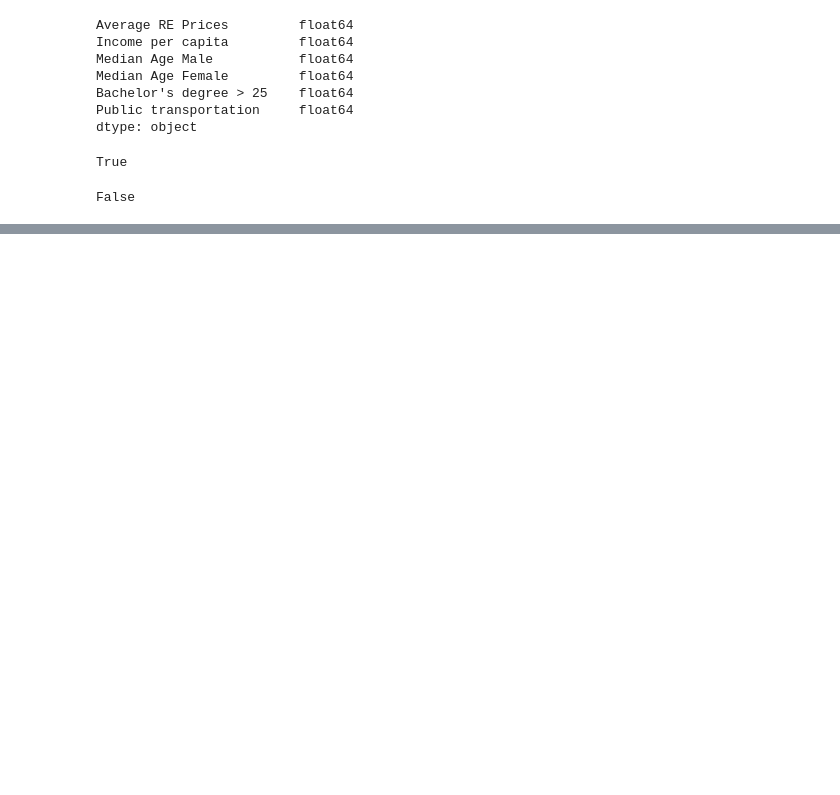
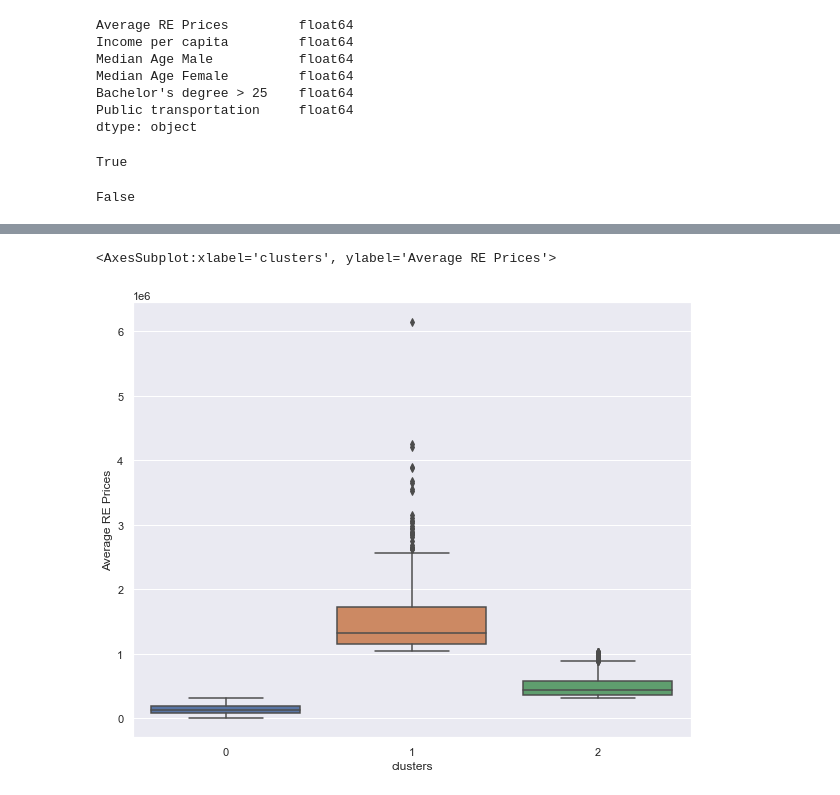
Before and after one commit to joshcoronel/machine-learning-tech-hubs, a Jupyter notebook: models/Kmeans.ipynb, the cells around one changed output, grey strips where cells are left out. Saved outputs shown, nothing was run; the diff lists cells and outputs as text; code cells hidden in the pictures; blank space fills up the shorter version.

```diff
--- a/models/Kmeans.ipynb
+++ b/models/Kmeans.ipynb
@@ -115,0 +167,5 @@ data
+# %%
+sns.boxplot(x="clusters", y="Average RE Prices", data=data)
+# %% [output]
+<AxesSubplot:xlabel='clusters', ylabel='Average RE Prices'>
+[figure, added]
```
Also changed, not shown: parts of 14 cells of this notebook, 4 other files.
